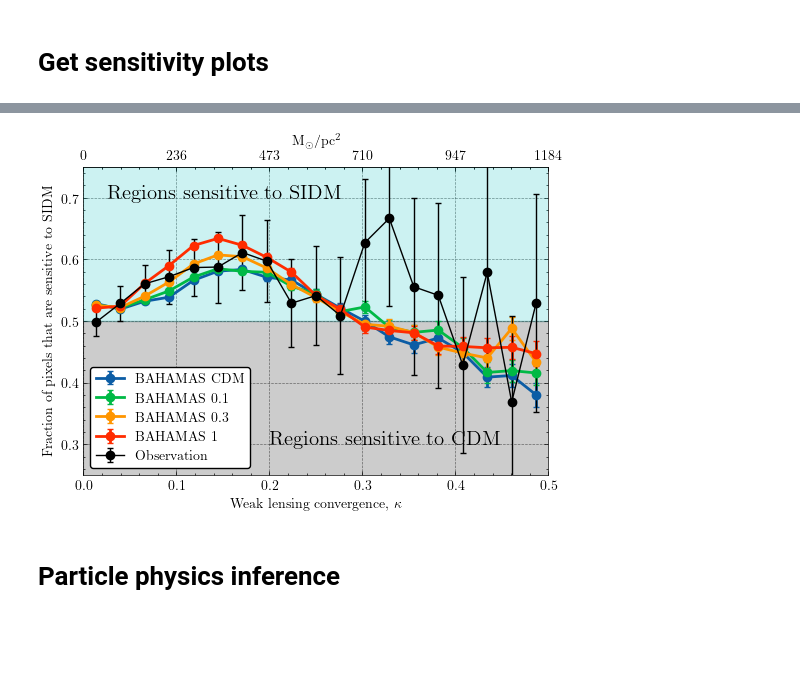
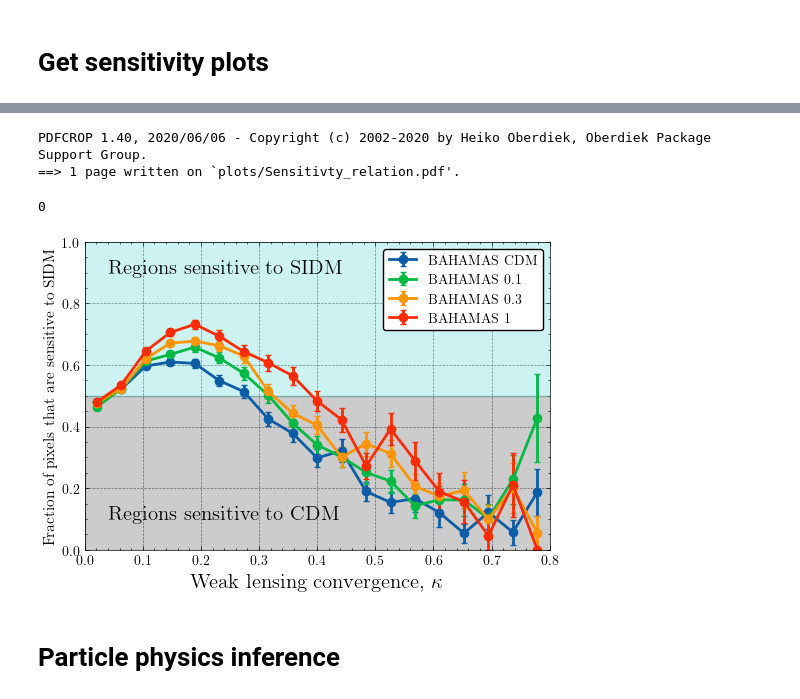
Before and after one commit to davidharvey1986/ml_a2744, a Jupyter notebook: notebooks/plots_for_paper.ipynb, the cells around one changed output, grey strips where cells are left out. Saved outputs shown, nothing was run; the diff lists cells and outputs as text; code cells hidden in the pictures; blank space fills up the shorter version.

Commit message:
draft plots

```diff
--- a/notebooks/plots_for_paper.ipynb
+++ b/notebooks/plots_for_paper.ipynb
@@ -241,14 +393,14 @@ args.target_domain = 'darkskies_obs'
 obs_sampled_data = prepare_dataloaders(args)
 # %%
 for i in obs_sampled_data.keys():
-    obs_sampled_data[i][0].dataset.dataset.transform.transforms[2].apply = 0
+    obs_sampled_data[i][0].dataset.dataset.transform.transforms[3].apply = 0
     if 'source' in i:
         obs_sampled_src = obs_sampled_data[i][0].dataset.dataset[idx]
     if 'target' in i:
         obs_sampled_tgt = obs_sampled_data[i][0].dataset.dataset[idx]
 # %%
 for i in obs_sampled_data.keys():
-    obs_sampled_data[i][0].dataset.dataset.transform.transforms[2].apply = 1.
+    obs_sampled_data[i][0].dataset.dataset.transform.transforms[3].apply = 1.
     if 'source' in i:
         obs_noisy_src = obs_sampled_data[i][0].dataset.dataset[idx]
     if 'target' in i:
@@ -618,7 +781,7 @@ fig.subplots_adjust(wspace=0.1)
 
 kappas = []
 contrast=5
-vmin = 1
+vmin = 2
 
 vmax =  contrast
 ref = None
@@ -628,11 +791,11 @@ h=0.7
 kappa_idx = 108
 for idx in range(sim_probabilities.shape[0]):
     if idx ==0:
-        meta, kappa_data = pkl.load(open("../data/100/shear/darkskies_cdm_3.pkl","rb"))
-        meta, data = pkl.load(open("../data/100/obs/concat/darkskies_cdm_3.pkl","rb"))
+        meta, kappa_data = pkl.load(open("../data/100/shear/subdir/darkskies_cdm_3.pkl","rb"))
+        meta, data = pkl.load(open("../data/100/obs/concat/subdir/darkskies_cdm_3.pkl","rb"))
     else:
-        meta, kappa_data = pkl.load(open("../data/100/shear/darkskies_0.2_3.pkl","rb"))
-        meta, data = pkl.load(open("../data/100/obs/concat/darkskies_0.2_3.pkl","rb"))
+        meta, kappa_data = pkl.load(open("../data/100/shear/subdir/darkskies_0.2_3.pkl","rb"))
+        meta, data = pkl.load(open("../data/100/obs/concat/subdir/darkskies_0.2_3.pkl","rb"))
 
     kappa_e = kappa_data[kappa_idx,2,:,:]/h
 
@@ -640,7 +803,7 @@ for idx in range(sim_probabilities.shape[0]):
 
     relative_prob = np.mean(sim_fiducial[:,idx,0] - sim_probabilities[idx], axis=-1)
 
-    relative_prob /= relative_prob.std()/2.
+    relative_prob /= relative_prob.std()
 
     kappas.append(kappa_e)
     ax = axarr[idx]
@@ -728,4 +891,7 @@ cbar = fig.colorbar(
 
 cbar.ax.set_title('$\kappa$')
 cbar.solids.set_alpha(1)
+fname='plots/sensitivity_map.pdf'
+plt.savefig(fname)
+os.system(f"pdfcrop {fname} {fname}")
 # %% [output]
@@ -737,7 +906,7 @@ def sidm_sen_std(y):
     return np.sqrt( np.mean(y>0))
 
 segment_size = 1
-bins = np.linspace(0.,0.5,20)
+bins = np.linspace(0.,0.8,20)
 
 corr = {}
 std = {}
@@ -745,10 +914,13 @@ ncomp = 0
 for dataset in tqdm(["bahamas_cdm","bahamas_0.1","bahamas_0.3","bahamas_1"]):
     meta, data = pkl.load(open(f"../data/100/obs/concat/{dataset}.pkl","rb"))
 
+    meta, sheardata = pkl.load(open(f"../data/100/shear/{dataset}.pkl","rb"))
 
     fiducial, sim_probabilities = pkl.load(open(f"pickles/sim_senstivity_{segment_size}_{dataset}.pkl","rb"))
 
-    rel_prob = np.array( [ np.mean(fiducial[:,i,0] - sim_probabilities[i], axis=-1) for i in range(sim_probabilities.shape[0]) if meta['ncomponents'][i] > ncomp])
+    new_fiducial = np.median(np.median(sim_probabilities,axis=1),axis=1)
+
+    rel_prob = np.array( [ np.mean(new_fiducial[i,:] - sim_probabilities[i], axis=-1) for i in range(sim_probabilities.shape[0]) if meta['ncomponents'][i] > ncomp])
 
     indexes = np.array([ i for i in  range(sim_probabilities.shape[0]) if meta['ncomponents'][i] > ncomp])
 
@@ -778,72 +950,45 @@ for dataset in tqdm(["bahamas_cdm","bahamas_0.1","bahamas_0.3","bahamas_1"]):
     corr[dataset] = ycdm
     std[dataset] = ycdmstd/np.sqrt(count)
 
-obsfiducial, obsprobabilities = pkl.load(open(f"pickles/senstivity_1.pkl","rb"))
-obs_probs = np.mean((1-obsfiducial) - obsprobabilities ,axis=-1)
-obs_probs /= obs_probs.std()
-
-
-x_bin_me = obs_kappa_e.flatten()
-y_bin_me = obs_probs.flatten()
-
-
-
-y_bin_me = y_bin_me/np.abs(y_bin_me)
-remove = np.isfinite(y_bin_me)
-
-y_bin_me = y_bin_me[remove]
-x_bin_me = x_bin_me[remove]
-
-
-yobs, x, n = binned_statistic(
-    x_bin_me, y_bin_me, bins=bins, statistic=sidm_sen)
-yobsstd, x, n = binned_statistic(
-    x_bin_me,y_bin_me, bins=bins, statistic=sidm_sen_std)
-yobsn, x, n = binned_statistic(
-    x_bin_me,y_bin_me, bins=bins, statistic='count')
-
-yobsstd /= np.sqrt(yobsn)
 
 
 fig = plt.figure(figsize=(6,4))
 xc = (x[1:] + x[:-1]) / 2.
 ax = plt.gca()
 
 for dataset in corr.keys():
     ax.errorbar(xc, corr[dataset],
                 std[dataset], fmt='o-', capsize=2,
             lw=2, label=' '.join(dataset.split('_')).upper())
 
-ax.errorbar( xc, yobs, yobsstd, fmt='o-', color='k', label="Observation", capsize=2)
 leg = ax.legend()
 frame = leg.get_frame()
 frame.set_edgecolor("black")
 frame.set_linewidth(1.0)
-ax.set_xlabel(r'Weak lensing convergence, $\kappa$')
-ax.set_xlim(0,0.5)
-ax.set_ylim(0.25,0.75)
-top = ax.secondary_xaxis('top')
-top.set_xticks(ax.get_xticks())
-top.set_xticklabels([f"{int((t*lenspack.utils.sigma_critical(0.3,1.65,Planck18)).value)}"
-                     for t in ax.get_xticks()])
-top.set_xlabel(r"M$_{\odot}$/pc$^2$")
-top.set_xlabel(r"M$_{\odot}$/pc$^2$")
+ax.set_xlabel(r'Weak lensing convergence, $\kappa$', fontsize=15)
+ax.set_xlim(0,0.8)
+ax.set_ylim(0.,1)
 ax.fill_between(
     [0.0,1.0],
     [0.5]*2, [1]*2,
     color='c', alpha=0.2)
 
 ax.fill_between(
     [0.0,1.0],
     [0]*2, [0.5]*2,
     color='k', alpha=0.2)
 
 ax.text(0.05, 0.9, "Regions sensitive to SIDM", transform=ax.transAxes, fontsize=15)
-ax.text(0.4, 0.1, "Regions sensitive to CDM", transform=ax.transAxes, fontsize=15)
-ax.set_ylabel("Fraction of pixels that are sensitive to SIDM")
-plt.savefig("Sensitivty_relation.pdf")
+ax.text(0.05, 0.1, "Regions sensitive to CDM", transform=ax.transAxes, fontsize=15)
+ax.set_ylabel("Fraction of pixels that are sensitive to SIDM", fontsize=11)
+fname="plots/Sensitivty_relation.pdf"
+plt.savefig(fname)
+os.system(f"pdfcrop {fname} {fname}")
 # %% [output]
+PDFCROP 1.40, 2020/06/06 - Copyright (c) 2002-2020 by Heiko Oberdiek, Oberdiek Package Support Group.
+==> 1 page written on `plots/Sensitivty_relation.pdf'.
+0
-[figure, old version]
+[figure, new version]
 # %% [markdown]
 # Particle physics inference
 # %%
```
Also changed, not shown: parts of 40 cells of this notebook, 9 other files.
